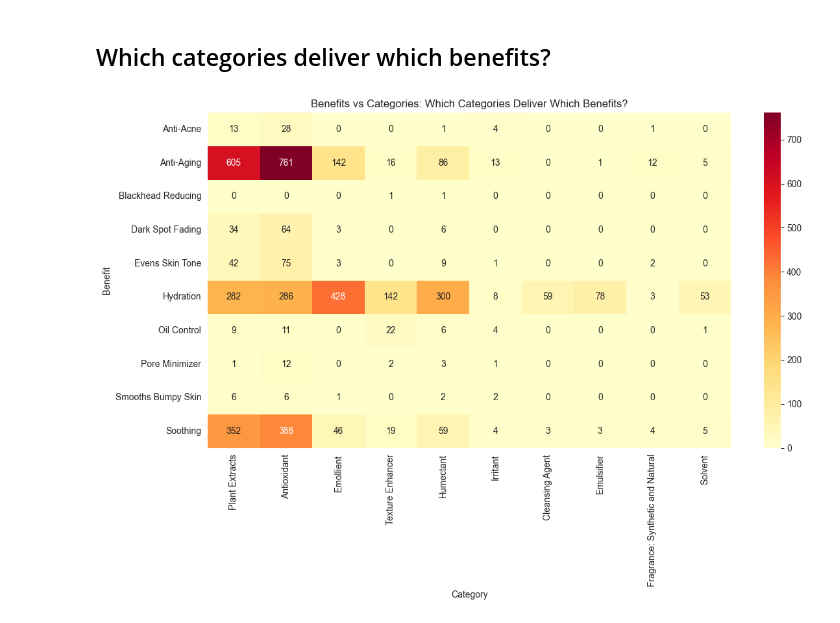
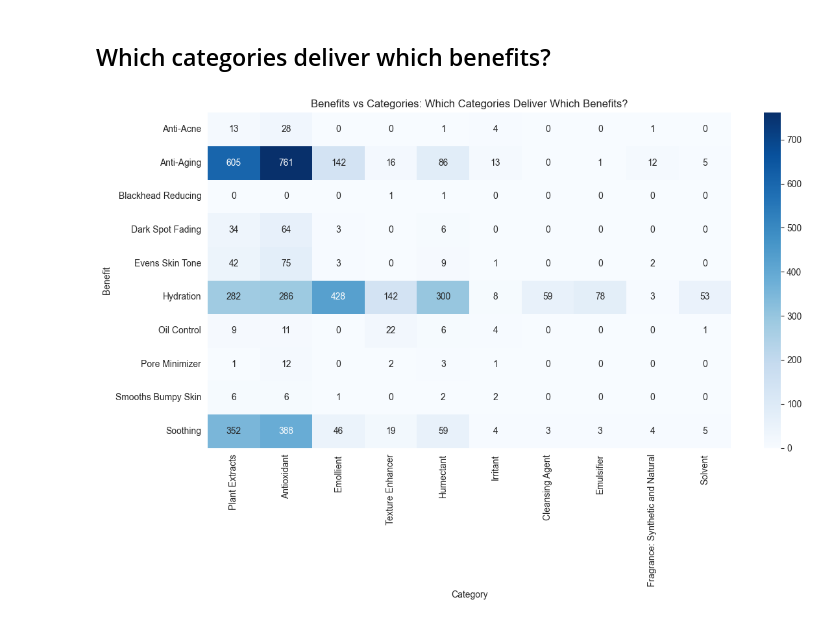
Before and after one commit to BluezConcepts/skingen-content-based-recommender, a Jupyter notebook: notebooks/03_ingredient_data_cleaning_eda.ipynb, the cells around one changed output. Drawn from its saved outputs; the diff is of its cells as text; code cells hidden in the pictures.

Commit message:
data coverage + integration start => ingredient mapping to products

```diff
--- a/notebooks/03_ingredient_data_cleaning_eda.ipynb
+++ b/notebooks/03_ingredient_data_cleaning_eda.ipynb
@@ -848,36 +848,36 @@ Utility + Sensory + Risks          :    2 (  0.1%)
 # %%
 # Explode both benefits and categories
 rows = []
-for idx, row in df_final.iterrows():
+for idx, row in df.iterrows():
     for benefit in row['benefits']:
         for category in row['categories']:
             rows.append({
                 'benefit': benefit,
                 'category': category
             })
 
 df_exploded = pd.DataFrame(rows)
 
-# Count co-occurrences
+# Count cooccurrences
 benefit_cat_counts = df_exploded.groupby(['benefit', 'category']).size().reset_index(name='count')
 
 # Pivot for heatmap
 heatmap_data = benefit_cat_counts.pivot(index='benefit', columns='category', values='count').fillna(0)
 
 # Keep top 10 categories only (most common)
 all_cats = []
-for cats in df_final['categories']:
+for cats in df['categories']:
     all_cats.extend(cats)
 top_10_cats = pd.Series(all_cats).value_counts().head(10).index.tolist()
 heatmap_data = heatmap_data[[col for col in top_10_cats if col in heatmap_data.columns]]
 
 # Plot
 plt.figure(figsize=(12, 8))
-sns.heatmap(heatmap_data, cmap='YlOrRd', annot=True, fmt='.0f')
+sns.heatmap(heatmap_data, cmap='Blues', annot=True, fmt='.0f')
 plt.title('Benefits vs Categories: Which Categories Deliver Which Benefits?')
 plt.xlabel('Category')
 plt.ylabel('Benefit')
 plt.tight_layout()
 plt.show()
 # %% [output]
-[figure, old version]
+[figure, new version]
```
Also changed, not shown: parts of 4 cells of this notebook, 1 other file.
